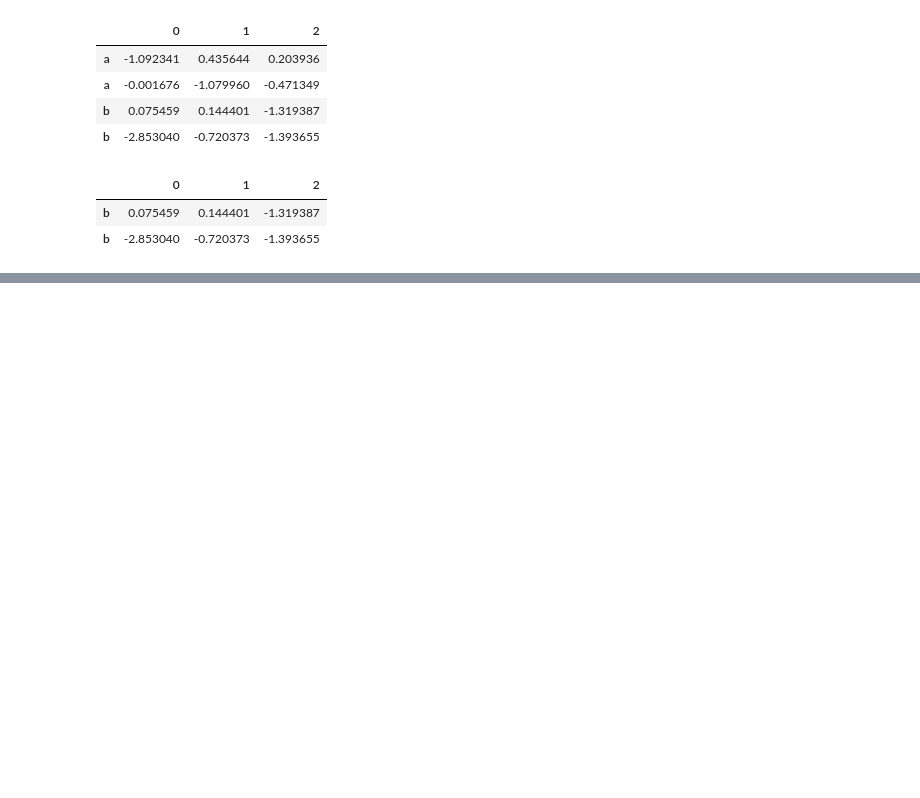
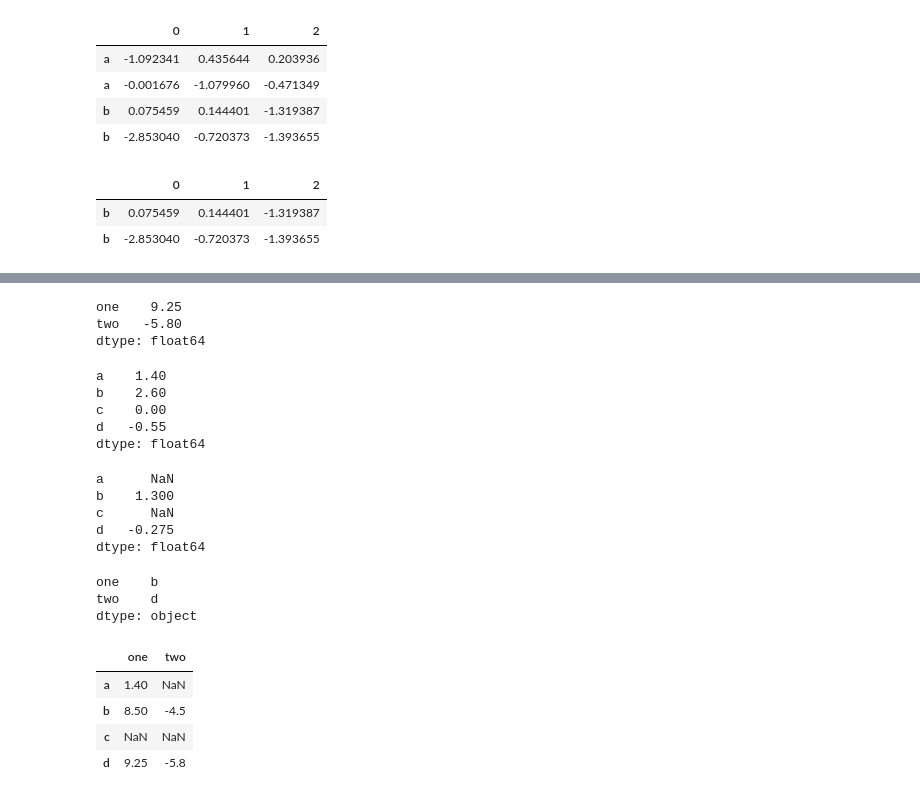
Before and after one commit to saliveja/pandas_study, a Jupyter notebook: python_for_data_analysis.ipynb, the cells around one changed output, grey strips where cells are left out. Cells and saved outputs as stored; diff of their text form; code cells hidden in the pictures; blank space fills up the shorter version.

```diff
--- a/python_for_data_analysis.ipynb
+++ b/python_for_data_analysis.ipynb
@@ -1250,0 +1264,45 @@ df.loc['b']
+# %%
+df.sum()
+# summarizes all values in column 'one' and column 'two' separately
+# the column names becomes index names
+# %% [output]
+one    9.25
+two   -5.80
+dtype: float64
+# %%
+df.sum(axis='columns')
+# summarizes the values in a row
+# the default is to summarize columns so this needs definition
+# %% [output]
+a    1.40
+b    2.60
+c    0.00
+d   -0.55
+dtype: float64
+# %%
+df.mean(axis='columns', skipna=False)
+# displays the average
+# the rows which contains NaN are excluded with skipna
+# %% [output]
+a      NaN
+b    1.300
+c      NaN
+d   -0.275
+dtype: float64
+# %%
+df.idxmax()
+# returns index value of the minimum and maximum values
+# %% [output]
+one    b
+two    d
+dtype: object
+# %%
+df.cumsum()
+# accumulation in columns - the first value, the first value plus the second value,
+# the first and second plus the third value and so on
+# %% [output]
+|  | one | two |
+| a | 1.40 | NaN |
+| b | 8.50 | -4.5 |
+| c | NaN | NaN |
+| d | 9.25 | -5.8 |
```
Also changed, not shown: parts of 5 cells of this notebook.
